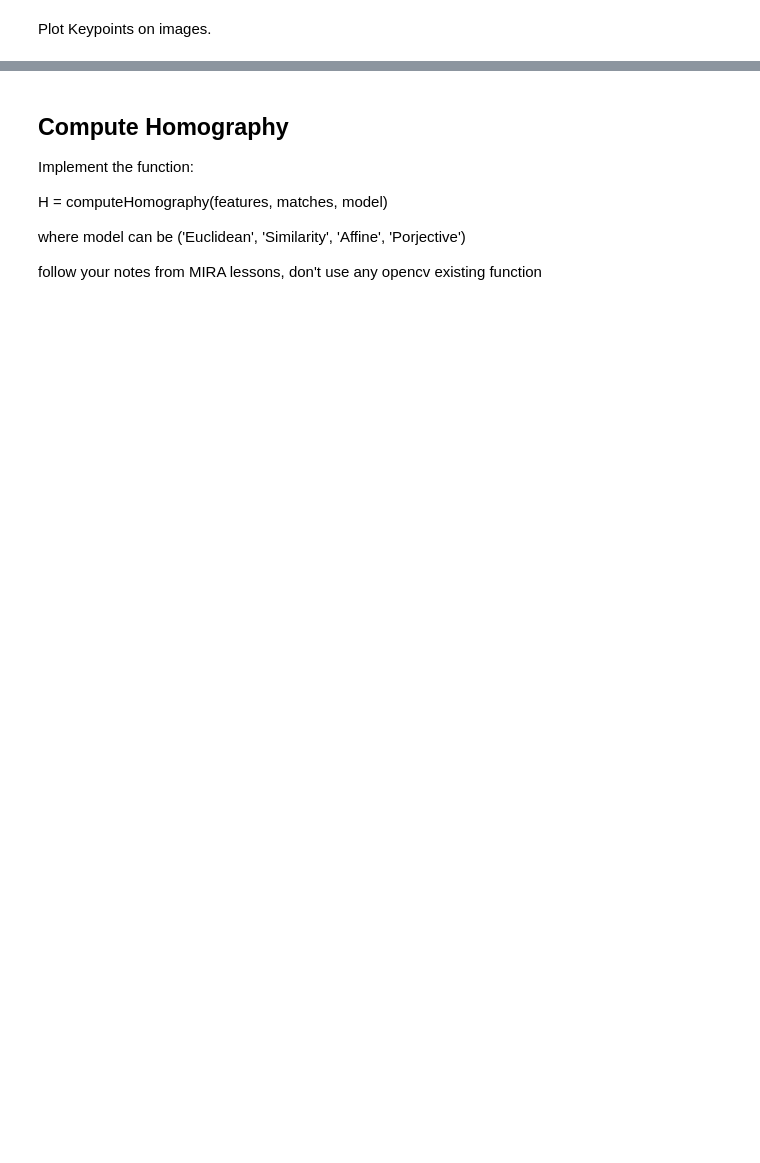
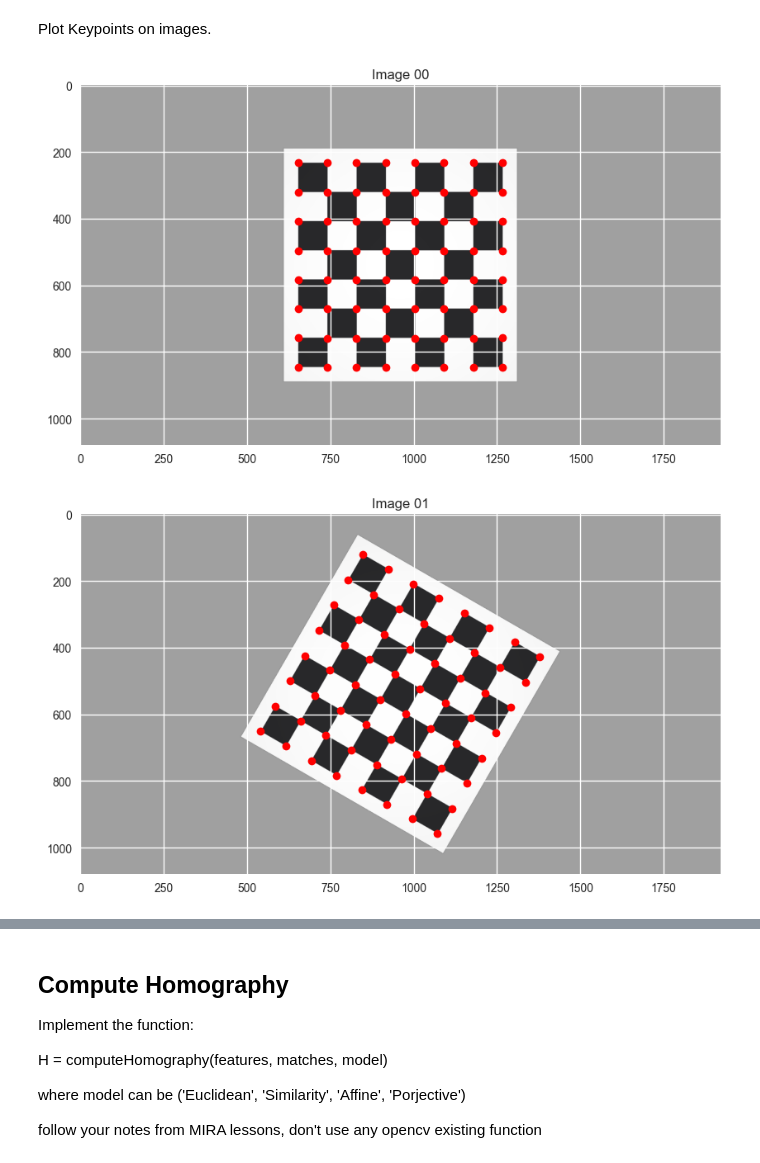
Before and after one commit to cansuyalcinn/MIRA_MISA_LABS, a Jupyter notebook: MIRA_LAB3/MIRA_LAB3.ipynb, the cells around one changed output, grey strips where cells are left out. Drawn from its saved outputs; the diff is of its cells as text; code cells hidden in the pictures; blank space fills up the shorter version.

```diff
--- a/MIRA_LAB3/MIRA_LAB3.ipynb
+++ b/MIRA_LAB3/MIRA_LAB3.ipynb
@@ -81,10 +81,10 @@ img03c = cv2.imread("03.png")
 # %% [markdown]
 And the csv files with keypoints
 # %%
-keypoints_00 = genfromtxt('Keypoints_00.csv', delimiter=',', skip_header = 0)
-keypoints_01 = genfromtxt('Keypoints_01.csv', delimiter=',', skip_header = 0)
-keypoints_02 = genfromtxt('Keypoints_02.csv', delimiter=',', skip_header = 0)
-keypoints_03 = genfromtxt('Keypoints_03.csv', delimiter=',', skip_header = 0)
+keypoints_00 = genfromtxt('data/Keypoints_00.csv', delimiter=',', skip_header = 0)
+keypoints_01 = genfromtxt('data/Keypoints_01.csv', delimiter=',', skip_header = 0)
+keypoints_02 = genfromtxt('data/Keypoints_02.csv', delimiter=',', skip_header = 0)
+keypoints_03 = genfromtxt('data/Keypoints_03.csv', delimiter=',', skip_header = 0)
 
 print(np.shape(keypoints_00))
 print(keypoints_00)
@@ -93,2 +129,21 @@ Now plot img00c, img01c, img02c, img03c all images using `cv2_imshow` from `open
 # %% [markdown]
 Plot Keypoints on images.
+# %%
+# Plot the keypoints
+
+def plot_keypoints(img, keypoints, names):
+  plt.figure(figsize=(10,10))
+  plt.imshow(img)
+  plt.plot(keypoints[:,0], keypoints[:,1], 'ro')
+  plt.title(names)
+  plt.show()
+
+list_images = [img00c, img01c, img02c, img03c]
+list_keypoints = [keypoints_00, keypoints_01, keypoints_02, keypoints_03]
+names = ['Image 00', 'Image 01', 'Image 02', 'Image 03']
+
+for images, keypoints, name in zip(list_images, list_keypoints, names):
+  plot_keypoints(images, keypoints, name)
+# %% [output]
+[figure, added]
+[figure, added]
```
Also changed, not shown: parts of 15 cells of this notebook, 1 other file.
